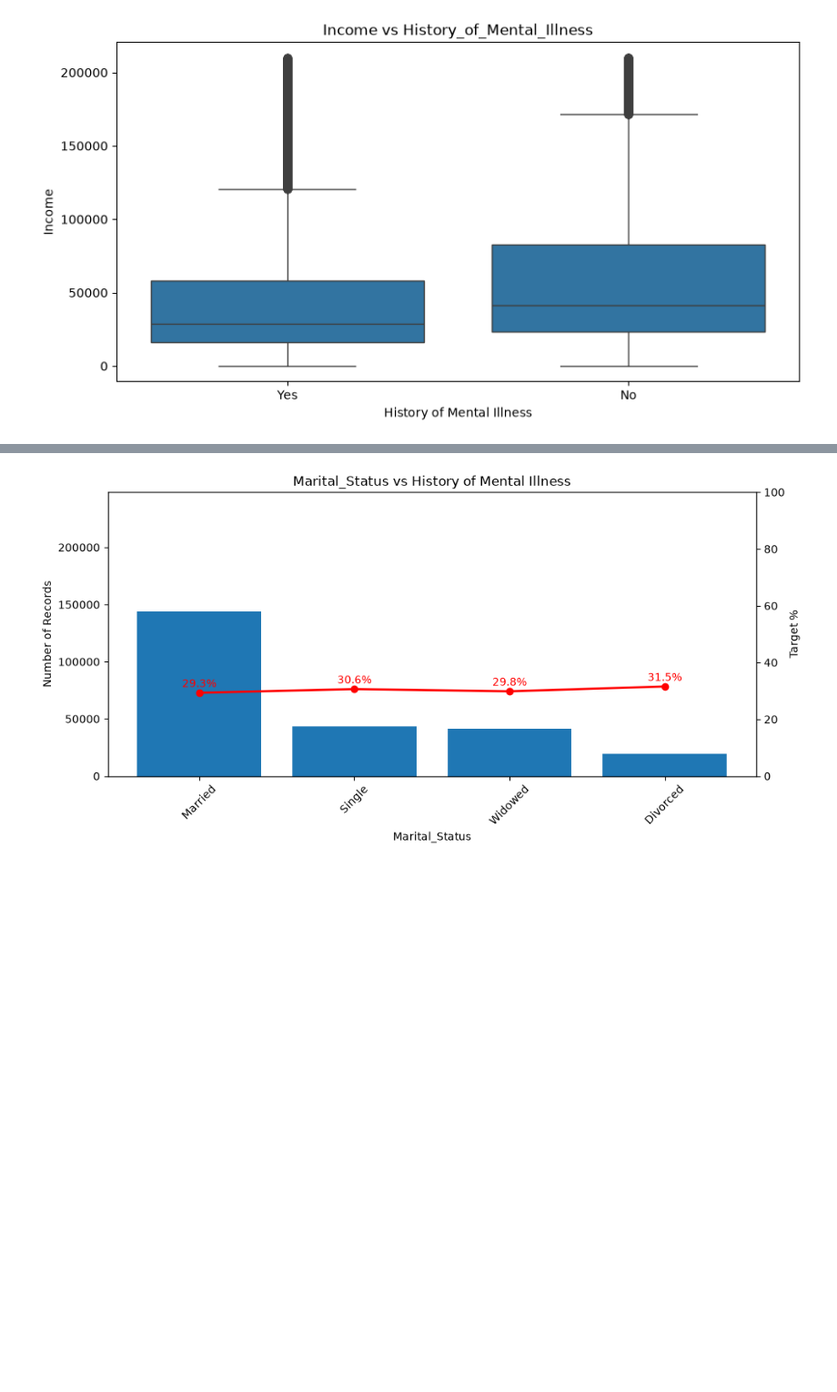
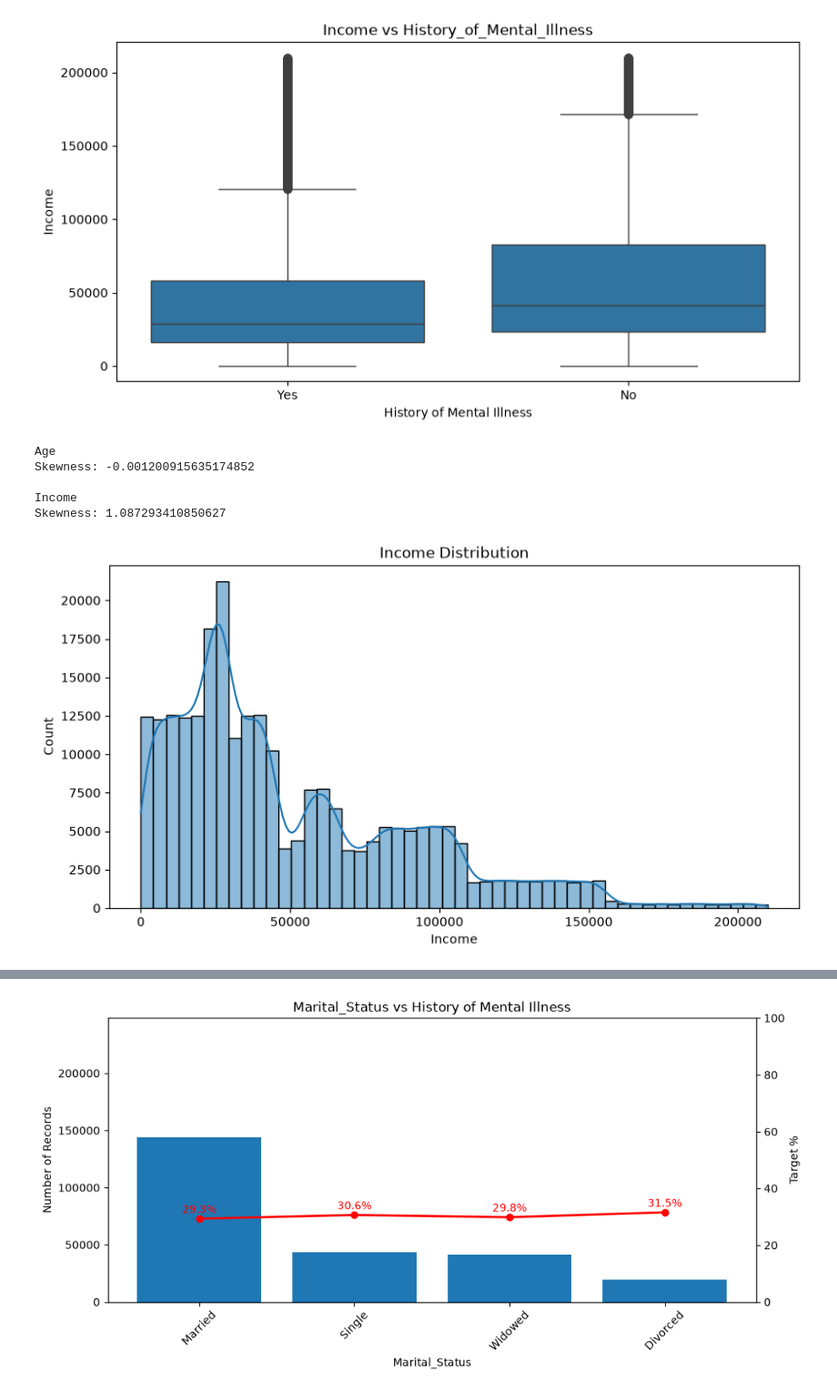
Before and after one commit to LunaJiang188/Mental-health-prediction, a Jupyter notebook: src/data_explore.ipynb, the cells around one changed output, grey strips where cells are left out. Shown at 91% size. Drawn from its saved outputs; the diff is of its cells as text; code cells hidden in the pictures; blank space fills up the shorter version.

```diff
--- a/src/data_explore.ipynb
+++ b/src/data_explore.ipynb
@@ -173,3 +174,30 @@ for feature in numeric_features:
 # %% [output]
 [figure]
 [figure]
+# %%
+for feature in numeric_features:
+    print(feature)
+    print("Skewness:", df[df["data_split"] == "train"][feature].skew())
+    print()
+# %% [output]
+Age
+Skewness: -0.001200915635174852
+
+Income
+Skewness: 1.087293410850627
+# %%
+plt.figure(figsize=(10, 5))
+
+sns.histplot(
+    data=(df[df["data_split"] == "train"]),
+    x="Income",
+    bins=50,
+    kde=True
+)
+
+plt.title("Income Distribution")
+plt.xlabel("Income")
+plt.ylabel("Count")
+plt.show()
+# %% [output]
+[figure, added]
```
Also changed, not shown: parts of 7 cells of this notebook, 1 other file.
